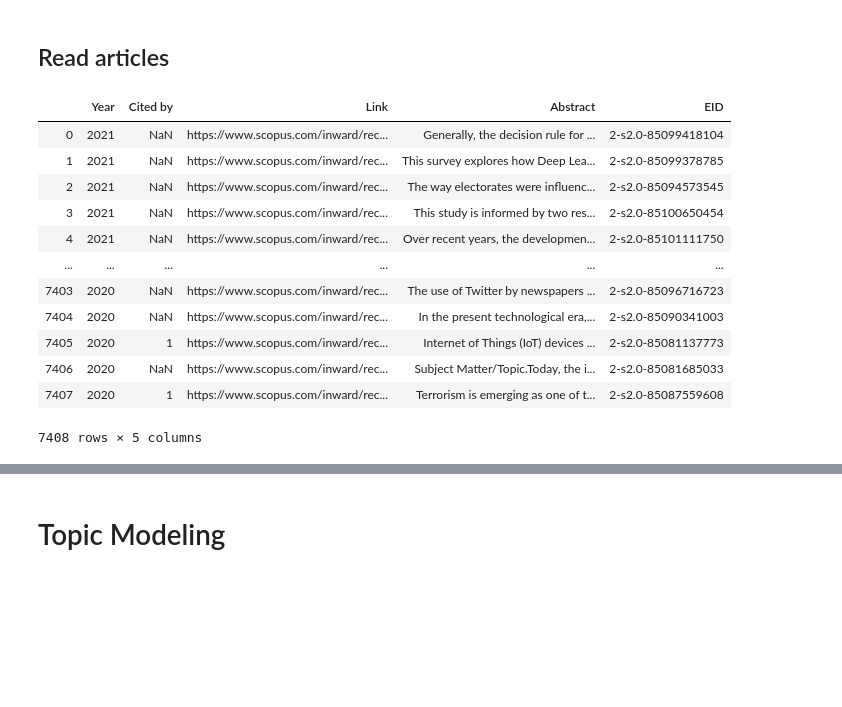
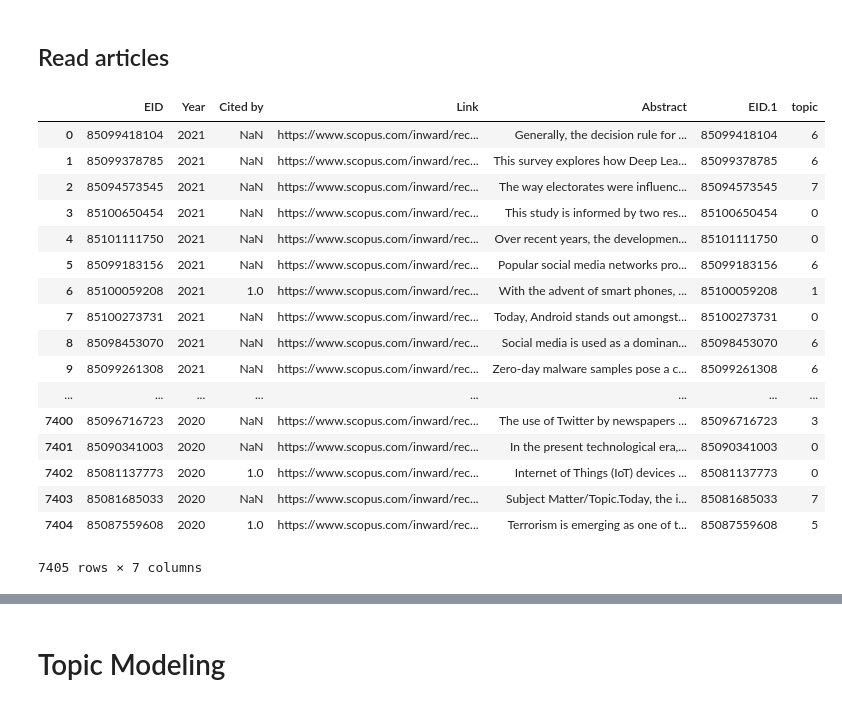
Before and after one commit to carloalbe/SCI-project, a Jupyter notebook: code/Topic Modeling.ipynb, the cells around one changed output, grey strips where cells are left out. Cells and saved outputs as stored; diff of their text form; code cells hidden in the pictures; blank space fills up the shorter version.

```diff
--- a/code/Topic Modeling.ipynb
+++ b/code/Topic Modeling.ipynb
@@ -78,19 +70,24 @@ Name: class, dtype: int64
 # %% [markdown]
 ## Read articles
 # %%
-arts = pd.read_csv(r"../papers/scopus-query2.csv",skipinitialspace=True)
+arts = pd.read_csv("q2_topics.csv",skipinitialspace=True)
 arts
 # %% [output]
-|  | Year | Cited by | Link | Abstract | EID |
-| 0 | 2021 | NaN | https://www.scopus.com/inward/rec... | Generally, the decision rule for ... | 2-s2.0-85099418104 |
-| 1 | 2021 | NaN | https://www.scopus.com/inward/rec... | This survey explores how Deep Lea... | 2-s2.0-85099378785 |
-| 2 | 2021 | NaN | https://www.scopus.com/inward/rec... | The way electorates were influenc... | 2-s2.0-85094573545 |
-| 3 | 2021 | NaN | https://www.scopus.com/inward/rec... | This study is informed by two res... | 2-s2.0-85100650454 |
-| 4 | 2021 | NaN | https://www.scopus.com/inward/rec... | Over recent years, the developmen... | 2-s2.0-85101111750 |
-| ... | ... | ... | ... | ... | ... |
-| 7403 | 2020 | NaN | https://www.scopus.com/inward/rec... | The use of Twitter by newspapers ... | 2-s2.0-85096716723 |
-| 7404 | 2020 | NaN | https://www.scopus.com/inward/rec... | In the present technological era,... | 2-s2.0-85090341003 |
-| 7405 | 2020 | 1 | https://www.scopus.com/inward/rec... | Internet of Things (IoT) devices ... | 2-s2.0-85081137773 |
-| 7406 | 2020 | NaN | https://www.scopus.com/inward/rec... | Subject Matter/Topic.Today, the i... | 2-s2.0-85081685033 |
-| 7407 | 2020 | 1 | https://www.scopus.com/inward/rec... | Terrorism is emerging as one of t... | 2-s2.0-85087559608 |
+|  | EID | Year | Cited by | Link | Abstract | EID.1 | topic |
+| 0 | 85099418104 | 2021 | NaN | https://www.scopus.com/inward/rec... | Generally, the decision rule for ... | 85099418104 | 6 |
+| 1 | 85099378785 | 2021 | NaN | https://www.scopus.com/inward/rec... | This survey explores how Deep Lea... | 85099378785 | 6 |
+| 2 | 85094573545 | 2021 | NaN | https://www.scopus.com/inward/rec... | The way electorates were influenc... | 85094573545 | 7 |
+| 3 | 85100650454 | 2021 | NaN | https://www.scopus.com/inward/rec... | This study is informed by two res... | 85100650454 | 0 |
+| 4 | 85101111750 | 2021 | NaN | https://www.scopus.com/inward/rec... | Over recent years, the developmen... | 85101111750 | 0 |
+| 5 | 85099183156 | 2021 | NaN | https://www.scopus.com/inward/rec... | Popular social media networks pro... | 85099183156 | 6 |
+| 6 | 85100059208 | 2021 | 1.0 | https://www.scopus.com/inward/rec... | With the advent of smart phones, ... | 85100059208 | 1 |
+| 7 | 85100273731 | 2021 | NaN | https://www.scopus.com/inward/rec... | Today, Android stands out amongst... | 85100273731 | 0 |
+| 8 | 85098453070 | 2021 | NaN | https://www.scopus.com/inward/rec... | Social media is used as a dominan... | 85098453070 | 6 |
+| 9 | 85099261308 | 2021 | NaN | https://www.scopus.com/inward/rec... | Zero-day malware samples pose a c... | 85099261308 | 6 |
+| ... | ... | ... | ... | ... | ... | ... | ... |
+| 7400 | 85096716723 | 2020 | NaN | https://www.scopus.com/inward/rec... | The use of Twitter by newspapers ... | 85096716723 | 3 |
+| 7401 | 85090341003 | 2020 | NaN | https://www.scopus.com/inward/rec... | In the present technological era,... | 85090341003 | 0 |
+| 7402 | 85081137773 | 2020 | 1.0 | https://www.scopus.com/inward/rec... | Internet of Things (IoT) devices ... | 85081137773 | 0 |
+| 7403 | 85081685033 | 2020 | NaN | https://www.scopus.com/inward/rec... | Subject Matter/Topic.Today, the i... | 85081685033 | 7 |
+| 7404 | 85087559608 | 2020 | 1.0 | https://www.scopus.com/inward/rec... | Terrorism is emerging as one of t... | 85087559608 | 5 |
-7408 rows × 5 columns
+7405 rows × 7 columns
```
Also changed, not shown: parts of 40 cells of this notebook.
